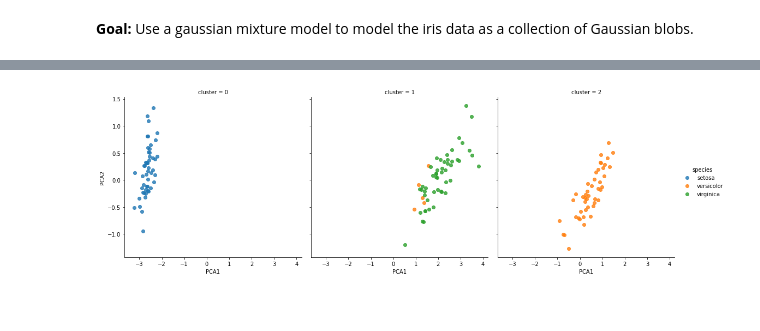
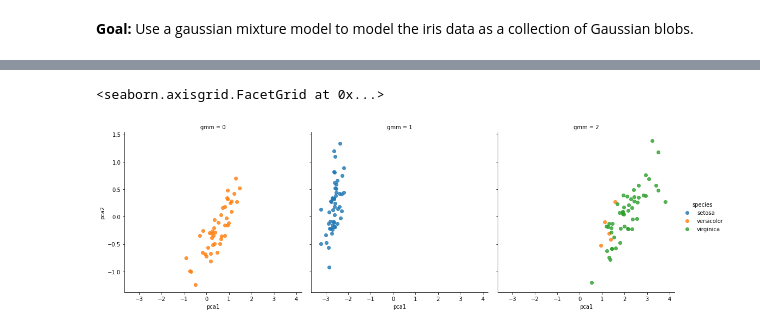
Before and after one commit to loftusa/General-Projects-And-Scripts, a Jupyter notebook: Learning/Book - Data Science Handbook/Scikit-learn/1 - Introducing-Scikit-learn.ipynb, the cells around one changed output, grey strips where cells are left out. Cells and saved outputs as stored; diff of their text form; code cells hidden in the pictures.

```diff
--- a/Learning/Book - Data Science Handbook/Scikit-learn/1 - Introducing-Scikit-learn.ipynb
+++ b/Learning/Book - Data Science Handbook/Scikit-learn/1 - Introducing-Scikit-learn.ipynb
@@ -204,5 +195,7 @@ from sklearn.mixture import GMM
 # %%
 # Instantiate the model with 3 components, covariance type of full
+model = GaussianMixture(n_components=3, covariance_type='full')
 # %%
 # Fit the model to the data
+model.fit(X_iris, y_iris)
 # %% [output]
@@ -212,4 +206,6 @@ GMM(covariance_type='full', init_params='wmc', min_covar=0.001,
 # %%
 # make y_gmm, a variable that determines the cluster labels.
+y_gmm = model.predict(X_iris)
 # %%
 # add y_gmm as a column to the iris dataframe
+iris['gmm'] = y_gmm
@@ -216,4 +221,6 @@ GMM(covariance_type='full', init_params='wmc', min_covar=0.001,
 # %%
 # Plot the results with seaborn, hued by color. 3 different horizontal graphs, one for each cluster.
+sns.lmplot('pca1', 'pca2', hue='species', col='gmm', data=iris, fit_reg=False)
 # %% [output]
+<seaborn.axisgrid.FacetGrid at 0x...>
-[figure, old version]
+[figure, new version]
```
Also changed, not shown: parts of 8 cells of this notebook, 3 other files.
